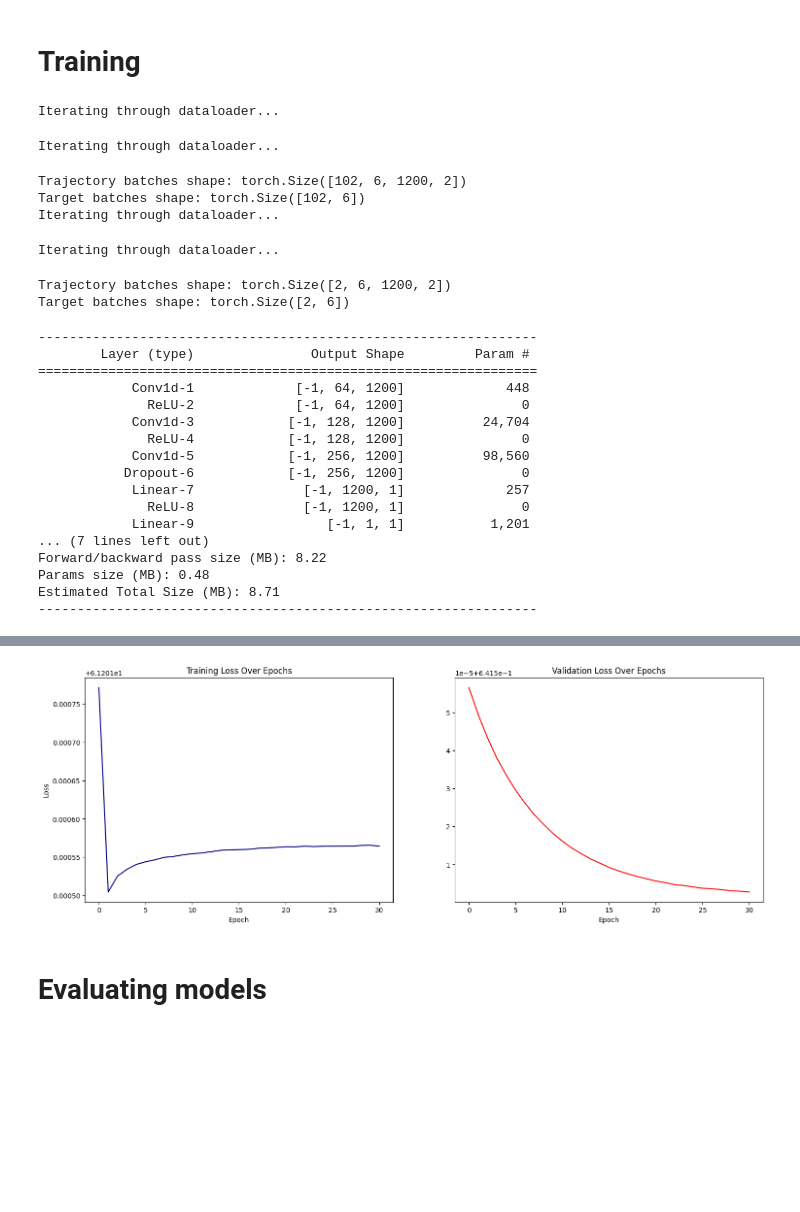
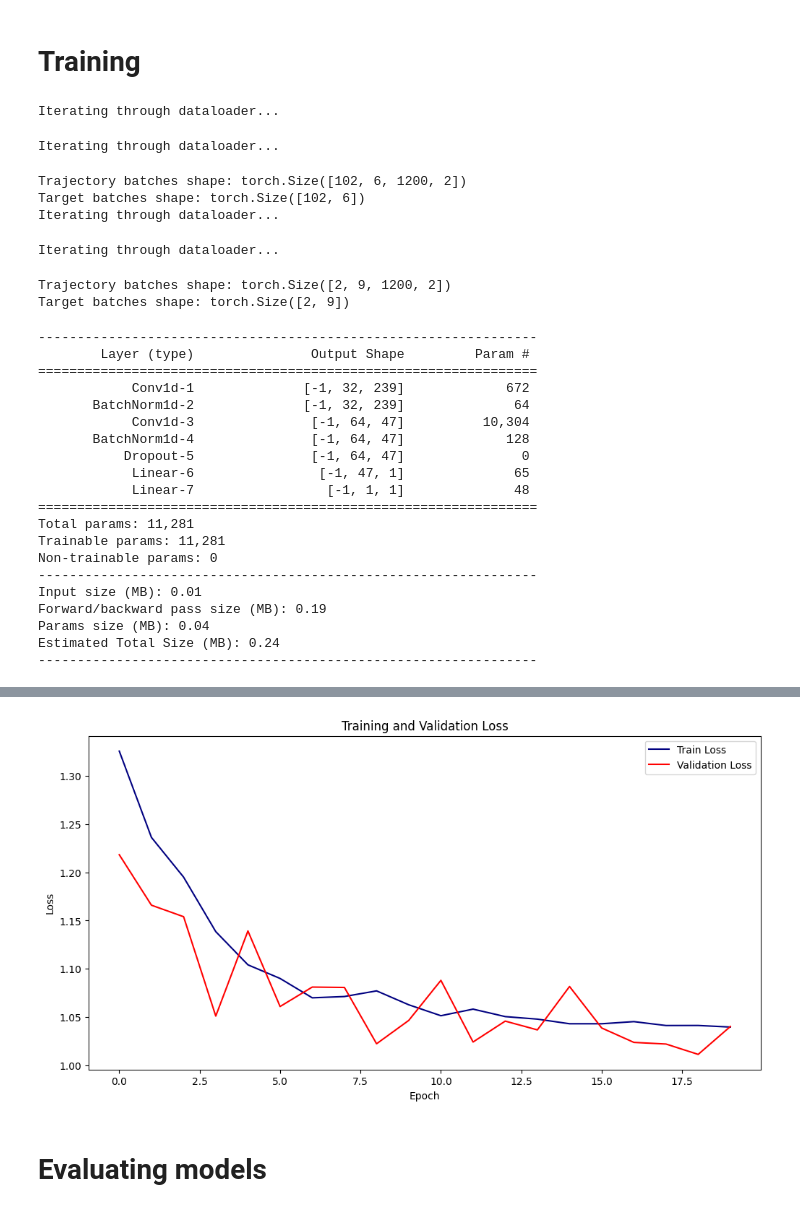
Before and after one commit to TomFiz/neuroforest, a Jupyter notebook: neuroforest-master/notebooks/analyze_trajectories.ipynb, the cells around one changed output, grey strips where cells are left out. Saved outputs shown, nothing was run; the diff lists cells and outputs as text; code cells hidden in the pictures; blank space fills up the shorter version.

```diff
--- a/neuroforest-master/notebooks/analyze_trajectories.ipynb
+++ b/neuroforest-master/notebooks/analyze_trajectories.ipynb
@@ -188,7 +210,7 @@ class TemporalCNN(nn.Module):
 # Training
 # %%
 x_train, y_train = data_setup(dataloader=dataloader,scale=1, batch_size=6, augmentation=True)
-x_test, y_test = data_setup(dataloader=dataloader_2024,scale=1, batch_size=6, augmentation=False)
+x_test, y_test = data_setup(dataloader=dataloader_2024,scale=1, batch_size=9, augmentation=False)
 seq_len = x_train.shape[2]
 # %% [output]
 Iterating through dataloader...
@@ -197,7 +219,26 @@ Trajectory batches shape: torch.Size([102, 6, 1200, 2])
 Target batches shape: torch.Size([102, 6])
 Iterating through dataloader...
 Iterating through dataloader...
-Trajectory batches shape: torch.Size([2, 6, 1200, 2])
-Target batches shape: torch.Size([2, 6])
+Trajectory batches shape: torch.Size([2, 9, 1200, 2])
+Target batches shape: torch.Size([2, 9])
+# %%
+scaler = MinMaxScaler()
+all_asrs = torch.cat((y_train.flatten(), y_test.flatten()), 0)
+all_asrs_norm = scaler.fit_transform(all_asrs.reshape(-1,1)).astype(np.float32)
+y_train = all_asrs_norm[:y_train.shape[0]*y_train.shape[1]].reshape(y_train.shape)
+y_test = all_asrs_norm[y_train.shape[0]*y_train.shape[1]:].reshape(y_test.shape)
 # %%
 model = LSTMWithAttention(input_dim, hidden_dim, num_layers, dropout, seq_len)
+# %%
+# Define the custom MSE loss function
+class CustomMSELoss(nn.Module):
+    def __init__(self, lambda_var):
+        super(CustomMSELoss, self).__init__()
+        self.mse_loss = nn.MSELoss()
+        self.lambda_var = lambda_var
+
+    def forward(self, outputs, targets):
+        mse_loss = self.mse_loss(outputs, targets)
+        # entropy = -outputs * torch.log(outputs) - (1 - outputs) * torch.log(1 - outputs)
+        variance_pen = torch.exp(-self.lambda_var * torch.var(outputs))
+        return mse_loss + variance_pen
@@ -204,21 +310,26 @@ model = LSTMWithAttention(input_dim, hidden_dim, num_layers, dropout, seq_len)
 # %%
-temporal_cnn = TemporalCNN(seq_len)
-torchsummary.summary(temporal_cnn, (seq_len, input_dim))
+temporal_cnn = TemporalCNN(seq_len,
+                           first_conv_params={"kernel_size": 10, "stride": 5, "padding": 0},
+                           second_conv_params={"kernel_size": 5, "stride": 5, "padding": 0})
+torchsummary.summary(temporal_cnn, (seq_len, 2))
 # %% [output]
 ----------------------------------------------------------------
         Layer (type)               Output Shape         Param #
 ================================================================
-            Conv1d-1             [-1, 64, 1200]             448
-              ReLU-2             [-1, 64, 1200]               0
-            Conv1d-3            [-1, 128, 1200]          24,704
-              ReLU-4            [-1, 128, 1200]               0
-            Conv1d-5            [-1, 256, 1200]          98,560
-           Dropout-6            [-1, 256, 1200]               0
-            Linear-7              [-1, 1200, 1]             257
-              ReLU-8              [-1, 1200, 1]               0
-            Linear-9                 [-1, 1, 1]           1,201
-... (7 lines left out)
-Forward/backward pass size (MB): 8.22
-Params size (MB): 0.48
-Estimated Total Size (MB): 8.71
+            Conv1d-1              [-1, 32, 239]             672
+       BatchNorm1d-2              [-1, 32, 239]              64
+            Conv1d-3               [-1, 64, 47]          10,304
+       BatchNorm1d-4               [-1, 64, 47]             128
+           Dropout-5               [-1, 64, 47]               0
+            Linear-6                [-1, 47, 1]              65
+            Linear-7                 [-1, 1, 1]              48
+================================================================
+Total params: 11,281
+Trainable params: 11,281
+Non-trainable params: 0
 ----------------------------------------------------------------
+Input size (MB): 0.01
+Forward/backward pass size (MB): 0.19
+Params size (MB): 0.04
+Estimated Total Size (MB): 0.24
+----------------------------------------------------------------
@@ -281,3 +336,3 @@ def train(model, x_train, y_train, x_test, y_test, num_epochs : int = 100, learn
 # %%
-train(temporal_cnn, x_train, y_train, x_test, y_test, num_epochs=50, learning_rate=0.001)
+train(temporal_cnn, x_train, y_train, x_test, y_test, num_epochs=20, learning_rate=0.0005, lambda_var=0.5)
 # %% [output]
@@ -285,4 +339,4 @@ Epoch 31/50, batch 2/102, Loss: 61.20156443119049, Val Loss: 0.6415027976036072
-[figure, old version]
+[figure, new version]
 # %% [markdown]
 # Evaluating models
 # %%
```
Also changed, not shown: parts of 11 cells of this notebook.
